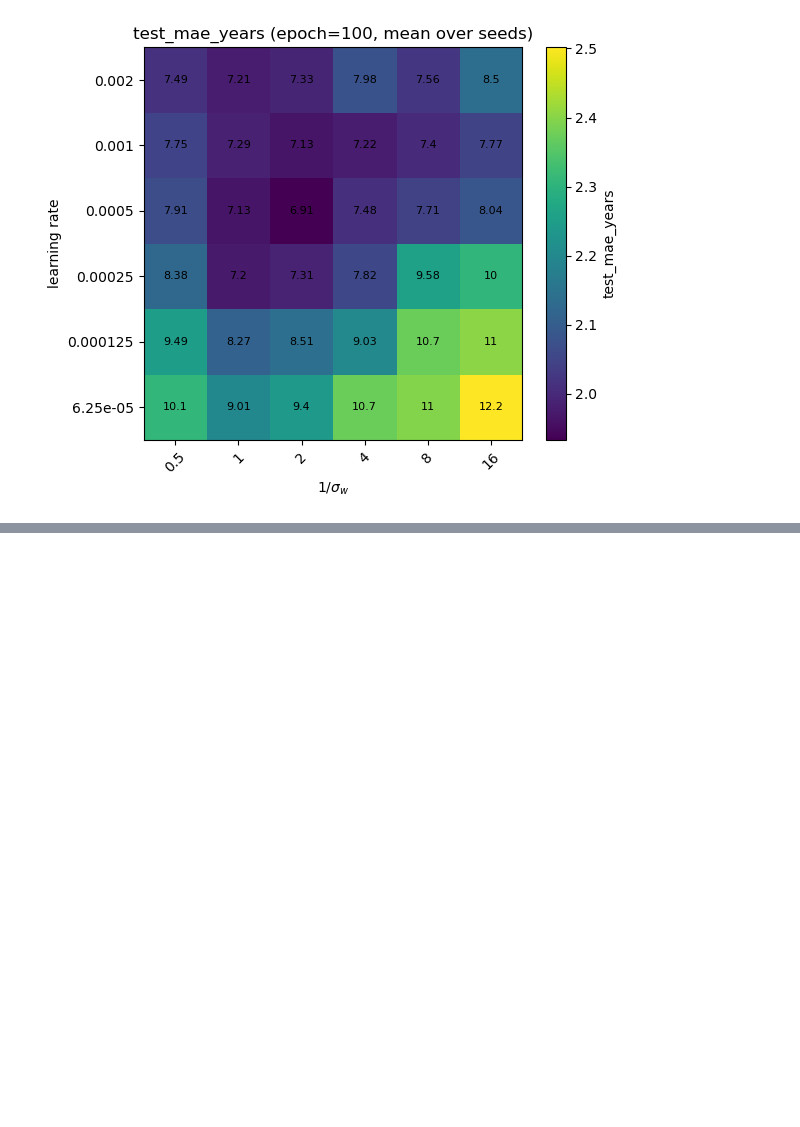
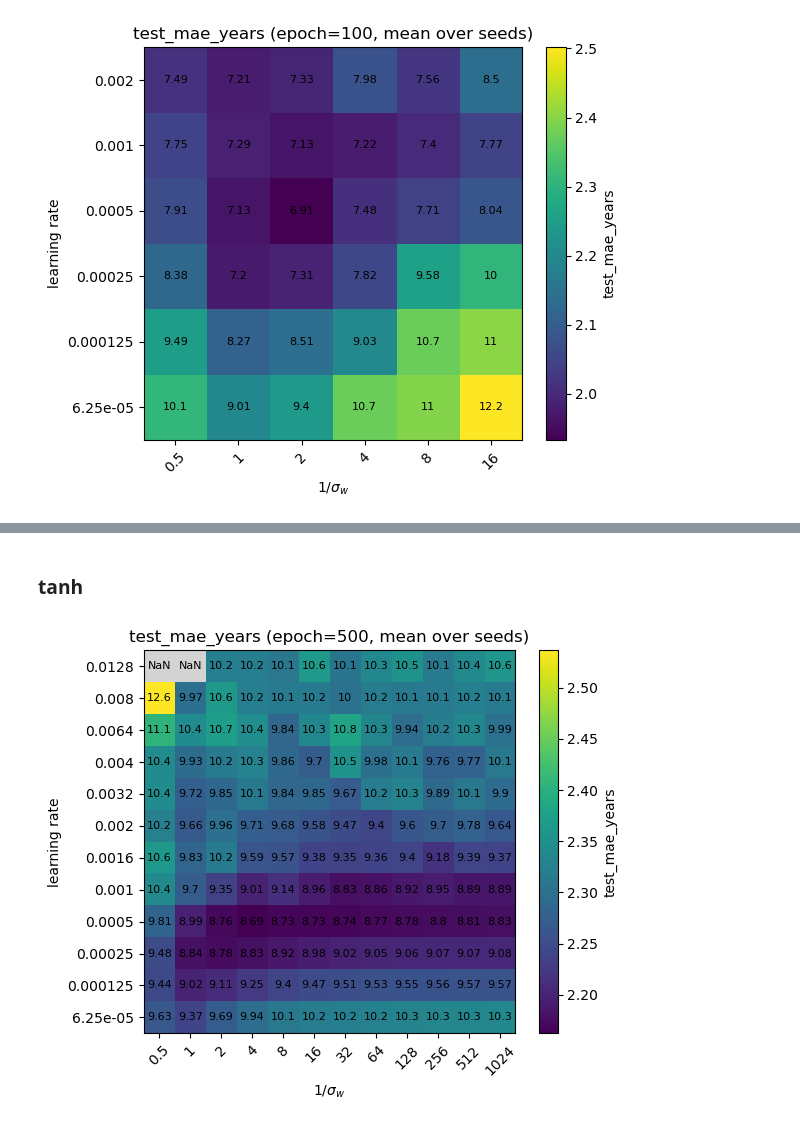
Before and after one commit to f-damico/BBP_in_SGD, a Jupyter notebook: notebook_experiment_2.ipynb, the cells around one changed output, grey strips where cells are left out. Drawn from its saved outputs; the diff is of its cells as text; code cells hidden in the pictures; blank space fills up the shorter version.

```diff
--- a/notebook_experiment_2.ipynb
+++ b/notebook_experiment_2.ipynb
@@ -279,0 +296,12 @@ plt.show()
+# %% [markdown]
+### tanh
+# %%
+fig, ax, inv_vals, lr_vals, phase, counts = plot_phase_diagram_imshow(
+    "collected_results/exp2_dnn_v1_sgd_tanh.npz",
+    metric_key="test_mae_years",
+    epoch= 500,
+    annotate=True,
+)
+plt.show()
+# %% [output]
+[figure, added]
```
Also changed, not shown: parts of 8 cells of this notebook, 16 other files.
